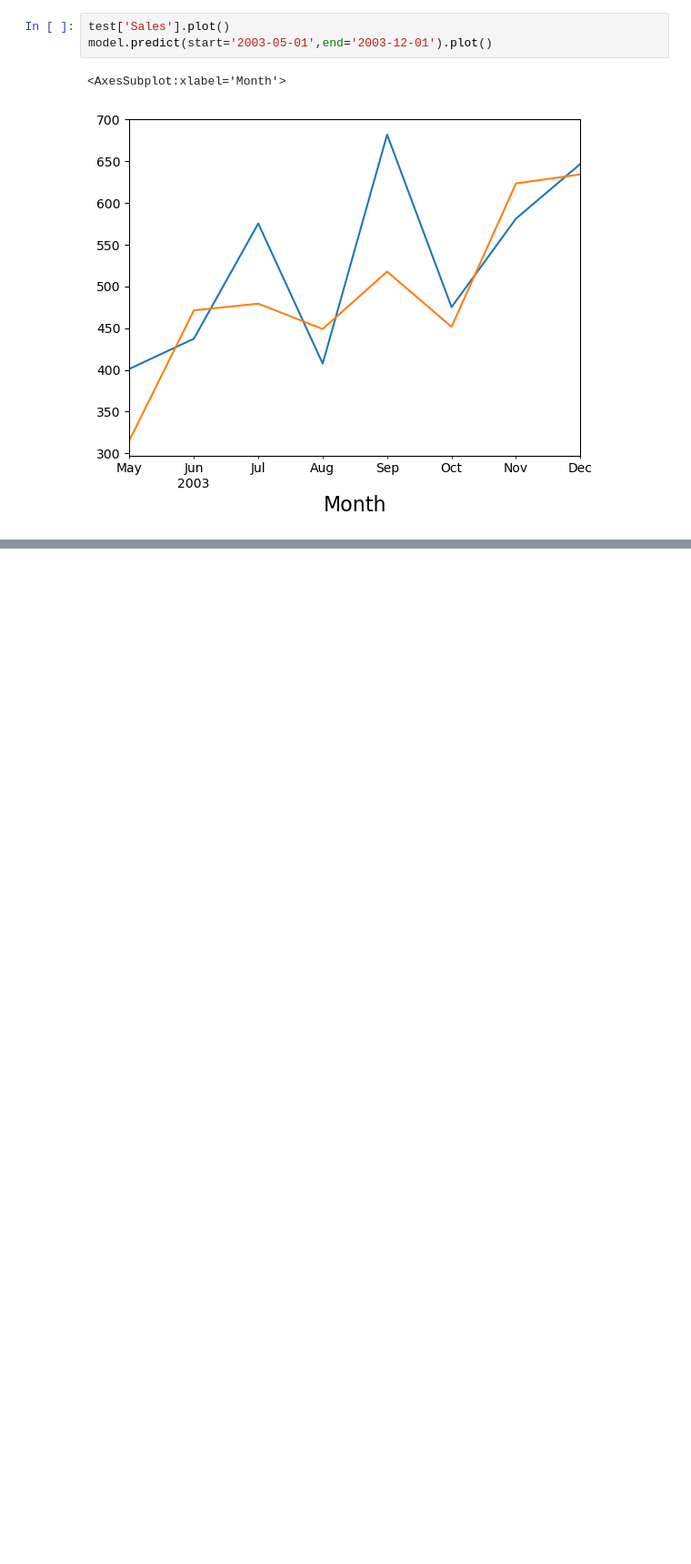
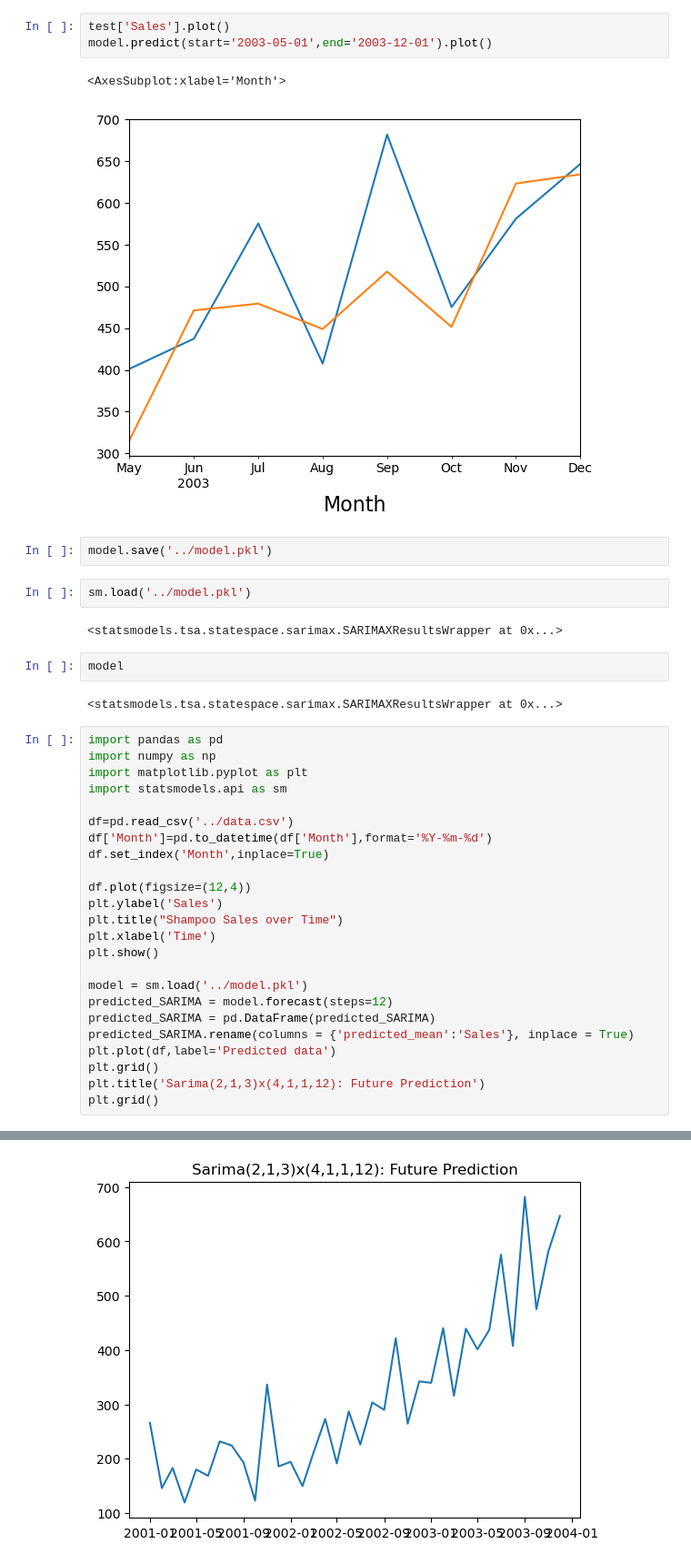
Before and after one commit to shiv0112/time_series_sales, a Jupyter notebook: notebooks/SARIMA model.ipynb, the cells around one changed output, grey strips where cells are left out. Shown at 91% size. Drawn from its saved outputs; the diff is of its cells as text; blank space fills up the shorter version.

Commit message:
sarima done

```diff
--- a/notebooks/SARIMA model.ipynb
+++ b/notebooks/SARIMA model.ipynb
@@ -265,3 +279,38 @@ model.predict(start='2003-05-01',end='2003-12-01').plot()
 # %% [output]
 <AxesSubplot:xlabel='Month'>
 [figure]
+# %%
+model.save('../model.pkl')
+# %%
+sm.load('../model.pkl')
+# %% [output]
+<statsmodels.tsa.statespace.sarimax.SARIMAXResultsWrapper at 0x...>
+# %%
+model
+# %% [output]
+<statsmodels.tsa.statespace.sarimax.SARIMAXResultsWrapper at 0x...>
+# %%
+import pandas as pd
+import numpy as np
+import matplotlib.pyplot as plt
+import statsmodels.api as sm
+
+df=pd.read_csv('../data.csv')
+df['Month']=pd.to_datetime(df['Month'],format='%Y-%m-%d')
+df.set_index('Month',inplace=True)
+
+df.plot(figsize=(12,4))
+plt.ylabel('Sales')
+plt.title("Shampoo Sales over Time")
+plt.xlabel('Time')
+plt.show()
+
+model = sm.load('../model.pkl')
+predicted_SARIMA = model.forecast(steps=12)
+predicted_SARIMA = pd.DataFrame(predicted_SARIMA)
+predicted_SARIMA.rename(columns = {'predicted_mean':'Sales'}, inplace = True)
+plt.plot(df,label='Predicted data')
+plt.grid()
+plt.title('Sarima(2,1,3)x(4,1,1,12): Future Prediction')
+plt.grid()
+# %% [output]
@@ -267,0 +318 @@ model.predict(start='2003-05-01',end='2003-12-01').plot()
+[figure, added]
```
Also changed, not shown: parts of 9 cells of this notebook.
